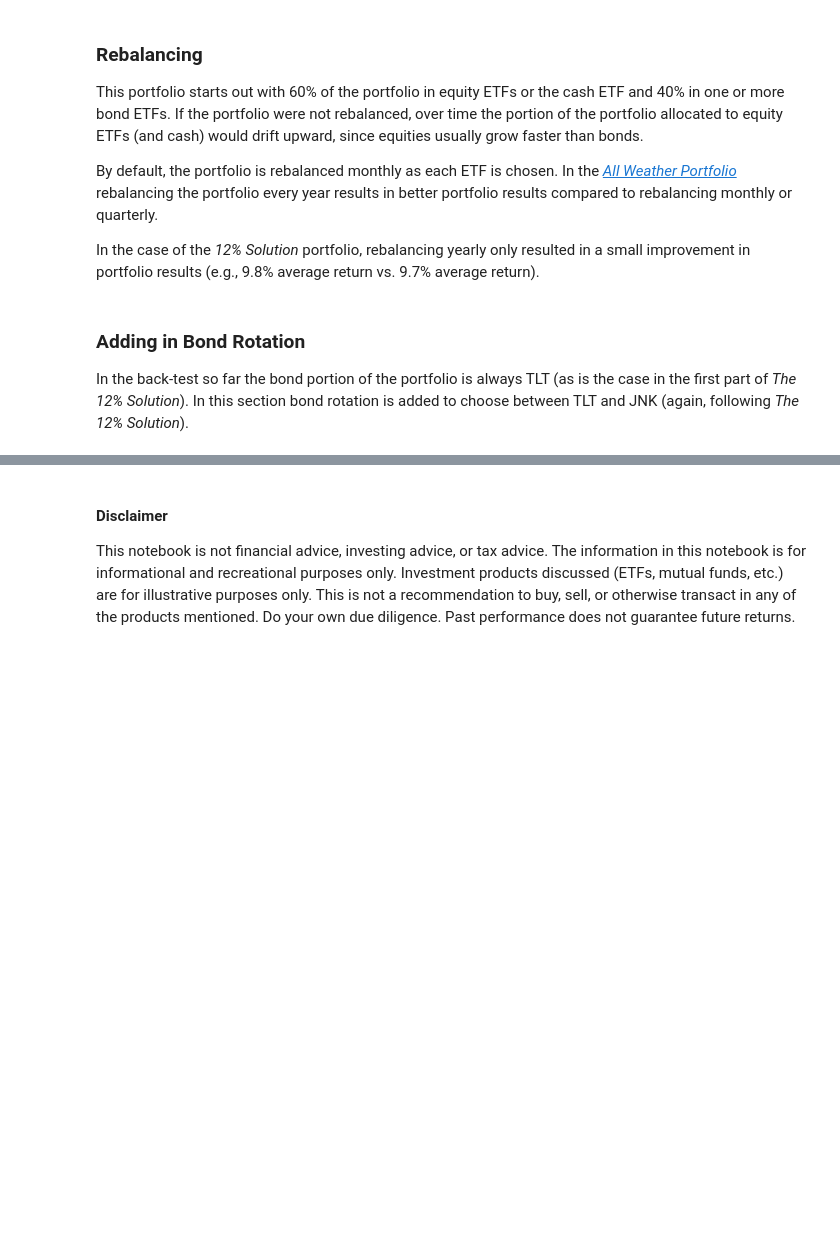
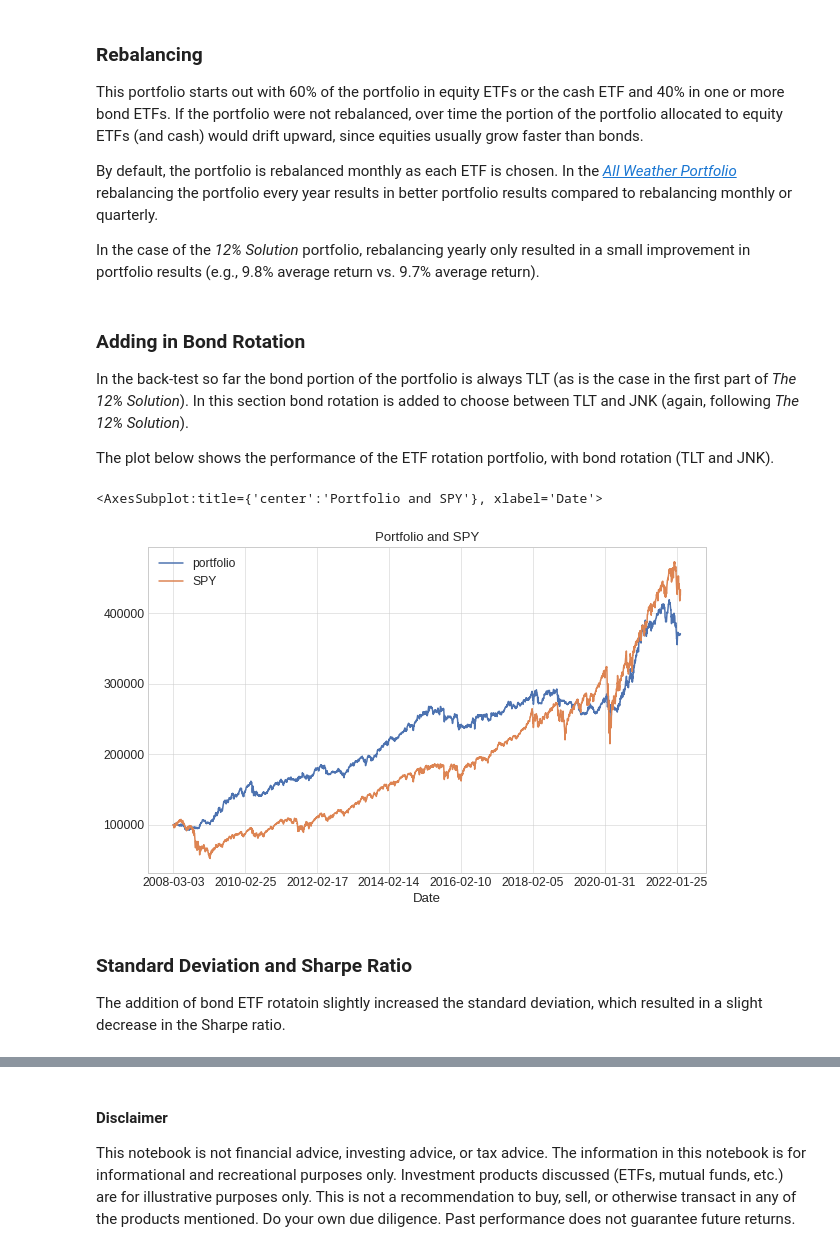
Before and after one commit to IanLKaplan/twelve_percent, a Jupyter notebook: twelve_percent.ipynb, the cells around one changed output, grey strips where cells are left out. Drawn from its saved outputs; the diff is of its cells as text; code cells hidden in the pictures; blank space fills up the shorter version.

Commit message:
Portfolio performance analysis.

```diff
--- a/twelve_percent.ipynb
+++ b/twelve_percent.ipynb
@@ -365,7 +366,7 @@ def findDateIndex(date_index: DatetimeIndex, search_date: datetime) -> int:
             break
     if date_t > search_date:
         index = i - 1
-    else:
+    elif date_t == search_date:
         index = i
     return index
 
@@ -636,7 +637,8 @@ def adjust_time_series(ts_one_df: pd.DataFrame, ts_two_df: pd.DataFrame) -> Tupl
     return ts_one_adj, ts_two_adj
 
 
-spy_df, portfolio_df = adjust_time_series(pd.DataFrame(equity_adj_close['SPY']), portfolio_df)
+spy_df = pd.DataFrame(equity_adj_close['SPY'])
+spy_df, portfolio_df = adjust_time_series(spy_df, portfolio_df)
 plot_df = build_plot_data(portfolio_df, spy_df)
 # %% [markdown]
 <h3>
@@ -832,6 +834,17 @@ In the case of the <i>12% Solution</i> portfolio, rebalancing yearly only result
 in a small improvement in portfolio results (e.g., 9.8% average return vs. 9.7%
 average return).
 </p>
+# %%
+portfolio_df, assets_df = portfolio_return(holdings=holdings,
+                                              asset_percent=equity_percent,
+                                              bond_percent=bond_percent,
+                                              asset_etfs=asset_adj_close,
+                                              bond_etfs=fixed_income_adjclose,
+                                              start_date=start_date,
+                                              end_date=end_date,
+                                              year_rebalance=False)
+
+plot_df = build_plot_data(portfolio_df, spy_df)
 # %% [markdown]
 <h3>
 Adding in Bond Rotation
@@ -842,3 +855,7 @@ In the back-test so far the bond portion of the portfolio is always TLT (as is t
 case in the first part of <i>The 12% Solution</i>).  In this section bond rotation
 is added to choose between TLT and JNK (again, following <i>The 12% Solution</i>).
 </p>
+<p>
+The plot below shows the performance of the ETF rotation portfolio, with bond rotation
+(TLT and JNK).
+</p>
@@ -853,0 +862,14 @@ portfolio_df, assets_df = portfolio_return(holdings=holdings,
+# %%
+plot_df.plot(grid=True, title='Portfolio and SPY', figsize=(10,6))
+# %% [output]
+<AxesSubplot:title={'center':'Portfolio and SPY'}, xlabel='Date'>
+[figure, added]
+# %% [markdown]
+<h3>
+Standard Deviation and Sharpe Ratio
+</h3>
+
+<p>
+The addition of bond ETF rotatoin slightly increased the standard deviation, which
+resulted in a slight decrease in the Sharpe ratio.
+</p>
```
Also changed, not shown: parts of 11 cells of this notebook, 1 other file.
